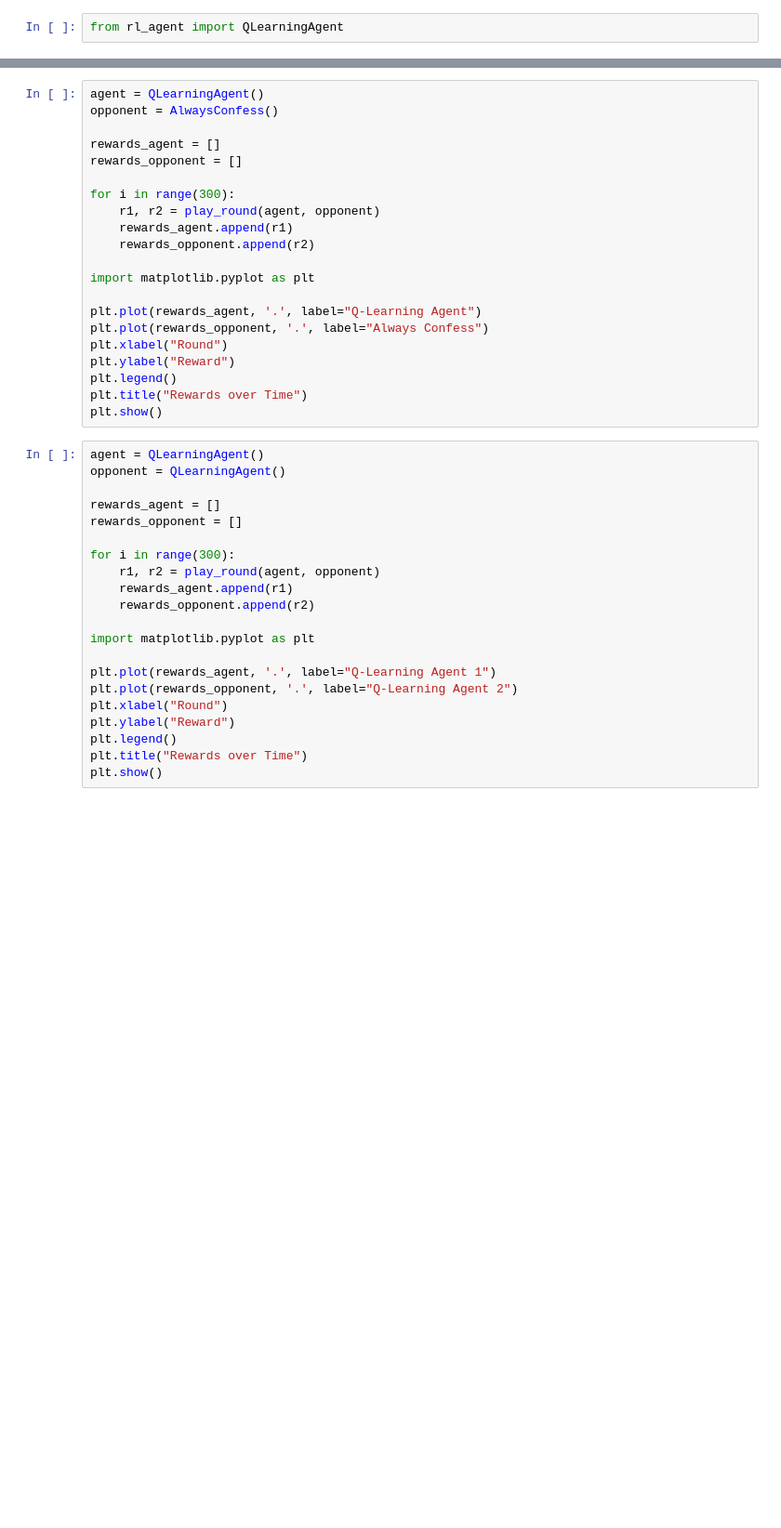
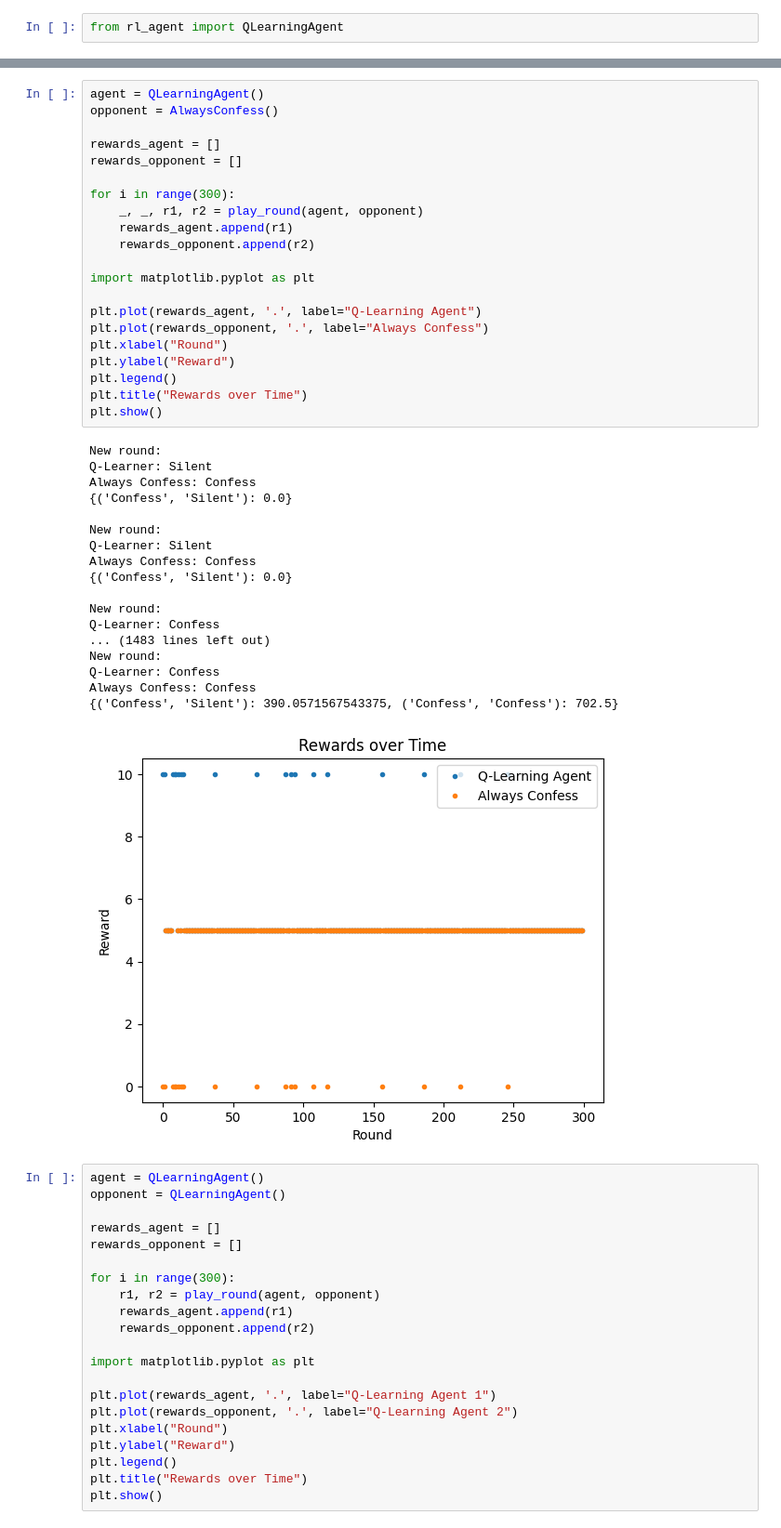
Before and after one commit to vrd-almeida/ai-prisoners-dilemma, a Jupyter notebook: notebooks/simple_test.ipynb, the cells around one changed output, grey strips where cells are left out. Shown at 93% size. Cells and saved outputs as stored; diff of their text form; blank space fills up the shorter version.

```diff
--- a/notebooks/simple_test.ipynb
+++ b/notebooks/simple_test.ipynb
@@ -68,24 +124,43 @@ plt.show()
 # %%
 agent = QLearningAgent()
 opponent = AlwaysConfess()
 
 rewards_agent = []
 rewards_opponent = []
 
 for i in range(300):
-    r1, r2 = play_round(agent, opponent)
+    _, _, r1, r2 = play_round(agent, opponent)
     rewards_agent.append(r1)
     rewards_opponent.append(r2)
 
 import matplotlib.pyplot as plt
 
 plt.plot(rewards_agent, '.', label="Q-Learning Agent")
 plt.plot(rewards_opponent, '.', label="Always Confess")
 plt.xlabel("Round")
 plt.ylabel("Reward")
 plt.legend()
 plt.title("Rewards over Time")
 plt.show()
+# %% [output]
+New round:
+Q-Learner: Silent
+Always Confess: Confess
+{('Confess', 'Silent'): 0.0}
+
+New round:
+Q-Learner: Silent
+Always Confess: Confess
+{('Confess', 'Silent'): 0.0}
+
+New round:
+Q-Learner: Confess
+... (1483 lines left out)
+New round:
+Q-Learner: Confess
+Always Confess: Confess
+{('Confess', 'Silent'): 390.0571567543375, ('Confess', 'Confess'): 702.5}
+[figure, added]
 # %%
 agent = QLearningAgent()
 opponent = QLearningAgent()
```
Also changed, not shown: parts of 3 cells of this notebook, 5 other files.
